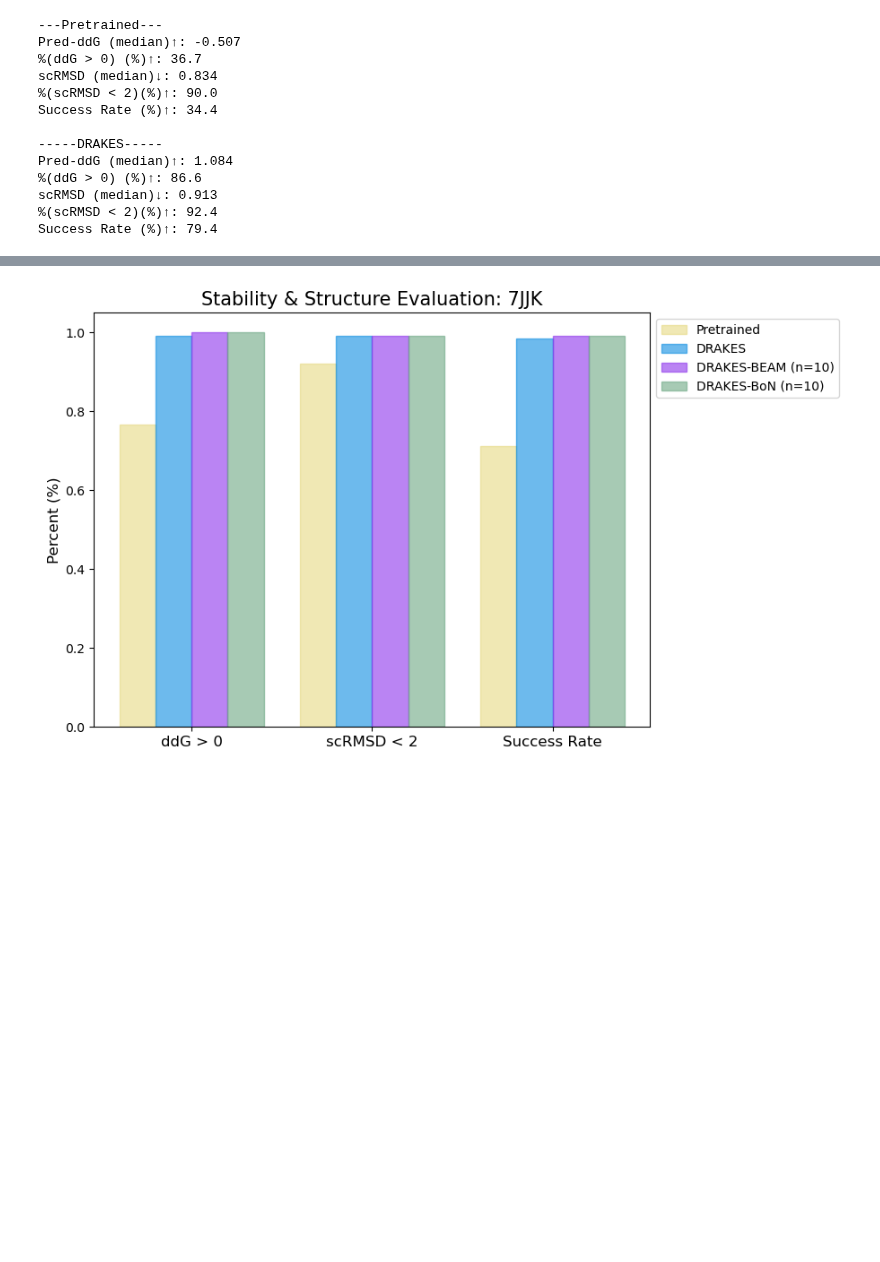
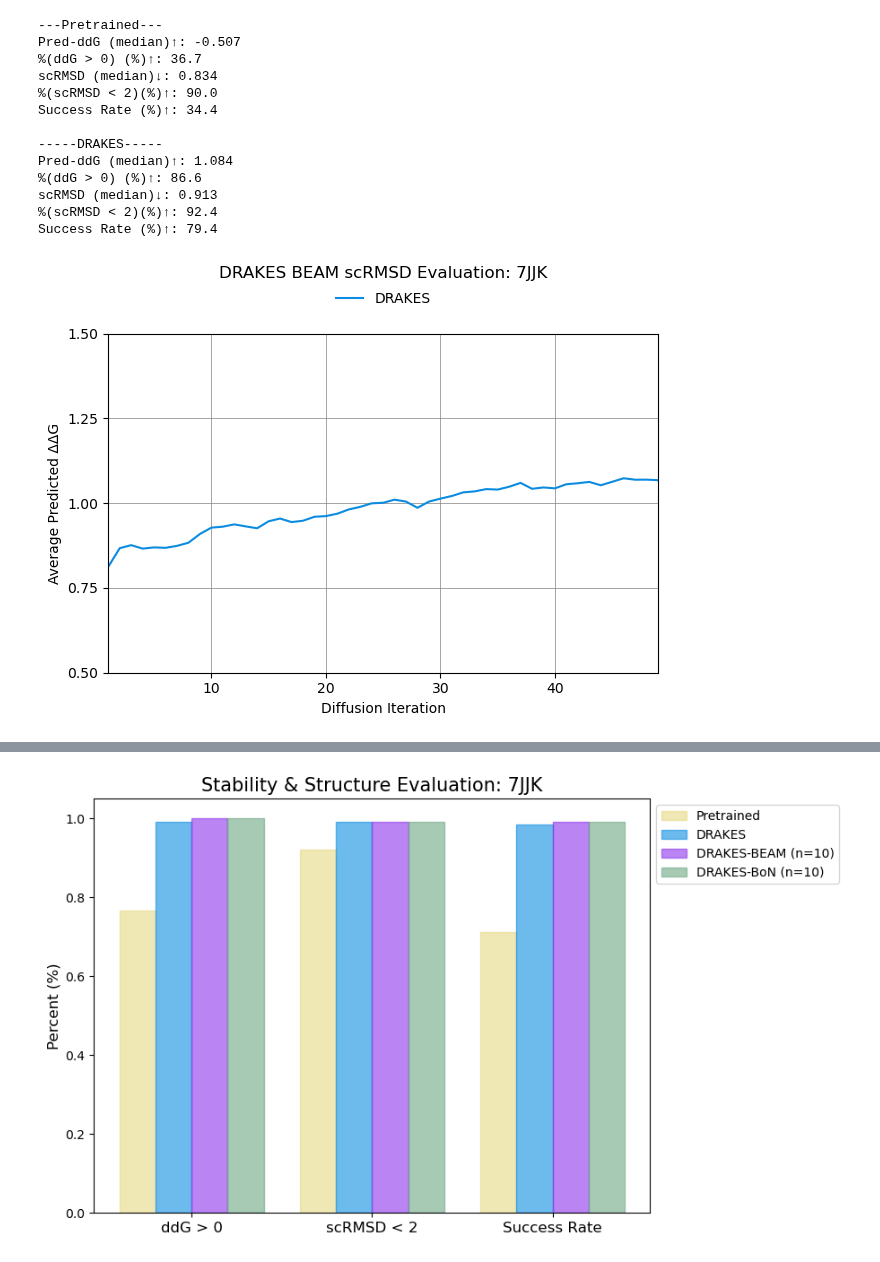
Before and after one commit to shainotshy1/BLISS_Experiments, a Jupyter notebook: DRAKES/analyze_align_drakes.ipynb, the cells around one changed output, grey strips where cells are left out. Saved outputs shown, nothing was run; the diff lists cells and outputs as text; code cells hidden in the pictures; blank space fills up the shorter version.

```diff
--- a/DRAKES/analyze_align_drakes.ipynb
+++ b/DRAKES/analyze_align_drakes.ipynb
@@ -58,3 +71,25 @@ reward_average_soft_beam_10 = df_soft_beam_10['Reward Average']
+# %%
+plt.style.use('default')
+
+fig, ax = plt.subplots()
+ax.grid(color='gray', linewidth=0.5)
+ax.plot(diff_iteration, reward_average, color='#0C8CE1', label='DRAKES')
+ax.set_ylabel('Average Predicted ΔΔG')
+ax.set_xlabel('Diffusion Iteration')
+ax.tick_params(axis='y', labelcolor='black')
+all_reward = reward_average
+ax.set_ylim(min(all_reward), max(all_reward))
+ax.set_xlim(min(diff_iteration), max(diff_iteration))
+y_min = floor(min(all_reward) * 2) / 2
+y_max = ceil(max(all_reward) * 2) / 2
+ax.set_yticks(np.linspace(y_min, y_max, num=5))
+
+plt.legend(loc='upper center', bbox_to_anchor=(0.5, 1.16), ncol=2, frameon=False)
+plt.title('DRAKES BEAM scRMSD Evaluation: 7JJK', pad=40)
+plt.tight_layout()
+plt.show()
+# %% [output]
+[figure, added]
 # %%
 plt.style.use('default')
 
```
Also changed, not shown: parts of 5 cells of this notebook, 19 other files.
